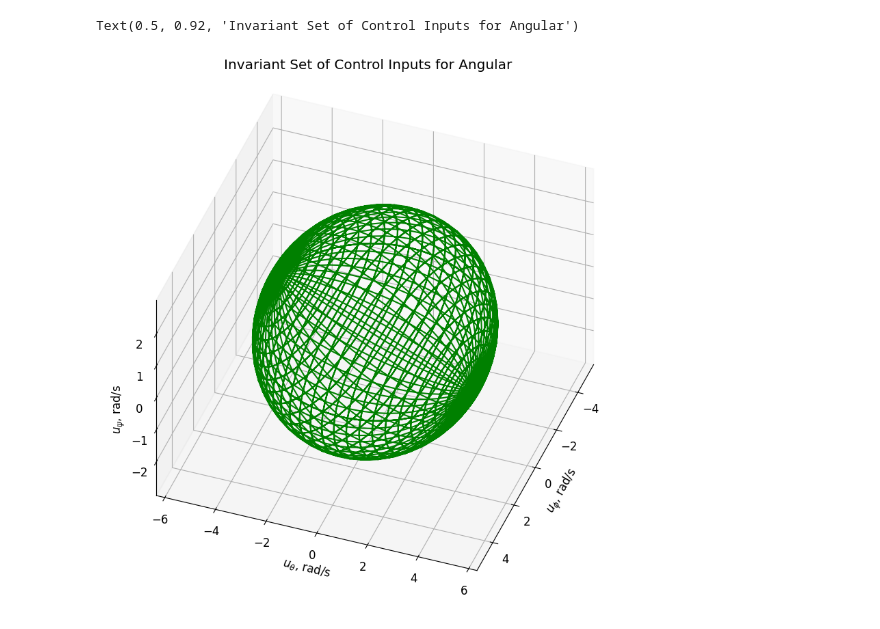
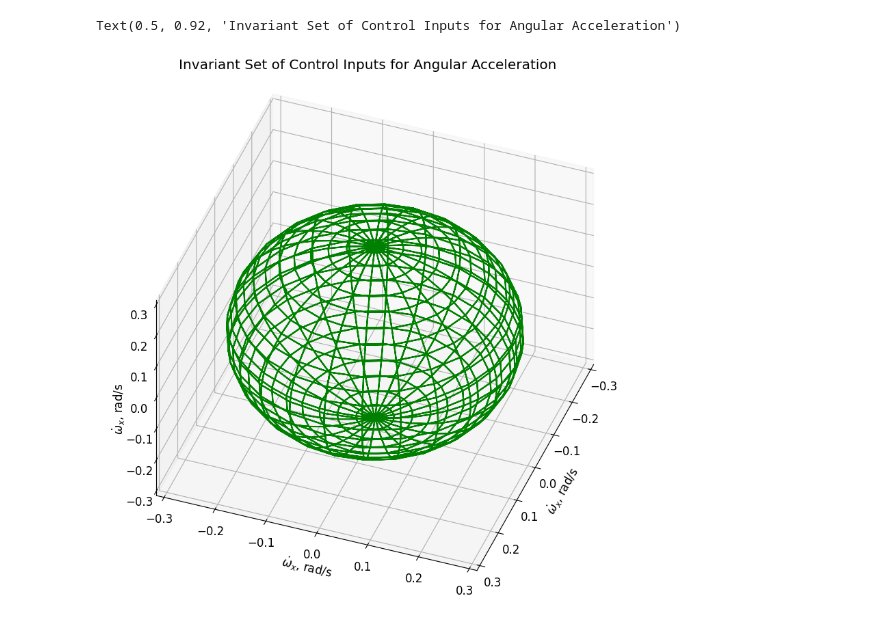
Before and after one commit to melodylylin/lie-dynamics, a Jupyter notebook: estimator.ipynb, the cells around one changed output. Cells and saved outputs as stored; diff of their text form; code cells hidden in the pictures.

```diff
--- a/estimator.ipynb
+++ b/estimator.ipynb
@@ -27,13 +25,9 @@ w = sigma*0.087 # singular value * bound from estimator
-# %%
-# Initial condition
-e = np.array([0,0,0,0,0,0,0,0,0]) # initial error in Lie group (nonlinear)
-
-# transfer initial error to Lie algebra (linear)
-e0 = ca.DM(SE23Dcm.vee(SE23Dcm.log(SE23Dcm.matrix(e))))
-e0 = np.array([e0]).reshape(9,)
-ebeta = e0.T@sol_LMI['P']@e0
-
-# find invairant set points in Lie algebra (linear)
-points, val = se23_invariant_set_points(sol_LMI, 20, 0, w, ebeta)
-points_theta, val = se23_invariant_set_points_theta(sol_LMI, 20, 0, w, ebeta)
-points_v, val = se23_invariant_set_points_theta(sol_LMI, 20, 0, w, ebeta)
+# %%
+# Initial condition
+P = sol['P']
+e0 = np.array([0,0,0]) # initial error
+beta = (e0.T@P@e0) # initial Lyapnov value
+
+# find bound
+omegabound = omega_bound([0], [0], [0], w, beta) # result for inner bound
+print(omegabound)
@@ -40,6 +36,6 @@ points_v, val = se23_invariant_set_points_theta(sol_LMI, 20, 0, w, ebeta)
 # %%
 # map invariant set points to Lie group (nonlinear)
-inv_points = exp_map(points, points_theta)
+inv_points, val = omega_invariant_set_points(sol, 20, w, beta)
 # %%
 plt.figure(figsize=(14,7))
 plt.rcParams.update({'font.size': 12})
@@ -100,16 +69,16 @@ plt.tight_layout()
 # %%
-u_points = np.zeros((9,points.shape[1]))
-for i in range(points.shape[1]):
-    e = SE23Dcm.wedge(np.array([points[0,i], points[1,i], points[2,i], points_v[0,i], points_v[1,i], points_v[2,i], points_theta[0,i], points_theta[1,i], points_theta[2,i]]))
-    u_points[:,i] = np.array(ca.DM(B@K@SE23Dcm.vee(e))).reshape(9,) #np.array(ca.DM(control_law(B,K,e))).reshape(9,)
+u_points = np.zeros((3,inv_points.shape[1]))
+for i in range(inv_points.shape[1]):
+    e = np.array([inv_points[0,i], inv_points[1,i], inv_points[2,i]])
+    u_points[:,i] = B@K@e
 # %%
 plt.figure(figsize=(10,12))
 ax = plt.subplot(111, projection='3d', proj_type='ortho', elev=40, azim=20)
-ax.plot3D(u_points[6, :], u_points[7, :], u_points[8, :],'g', label='with Dynamic Inversion')
-ax.set_xlabel('$u_{\\phi}$, rad/s')
-ax.set_ylabel('$u_{\\theta}$, rad/s')
-ax.set_zlabel('$u_{\\psi}$, rad/s')
-ax.set_title('Invariant Set of Control Inputs for Angular')
+ax.plot3D(u_points[0, :], u_points[1, :], u_points[2, :],'g')
+ax.set_xlabel('$\\dot{\\omega}_x$, rad/s')
+ax.set_ylabel('$\\dot{\\omega}_x$, rad/s')
+ax.set_zlabel('$\\dot{\\omega}_x$, rad/s')
+ax.set_title('Invariant Set of Control Inputs for Angular Acceleration')
 # %% [output]
-Text(0.5, 0.92, 'Invariant Set of Control Inputs for Angular')
+Text(0.5, 0.92, 'Invariant Set of Control Inputs for Angular Acceleration')
-[figure, old version]
+[figure, new version]
```
Also changed, not shown: parts of 5 cells of this notebook.
